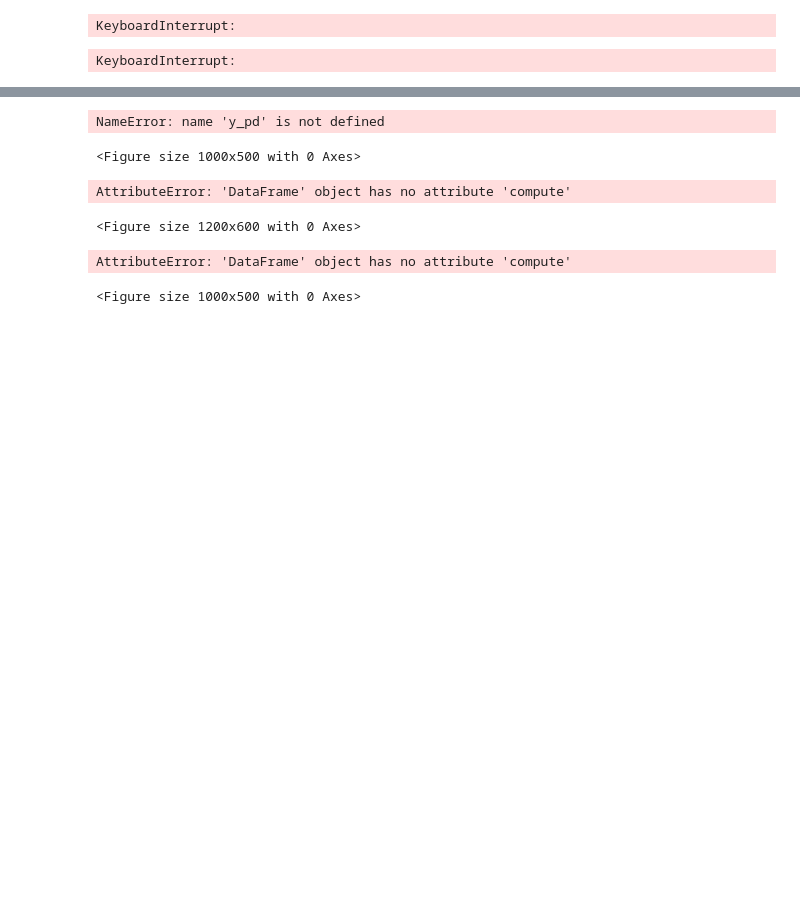
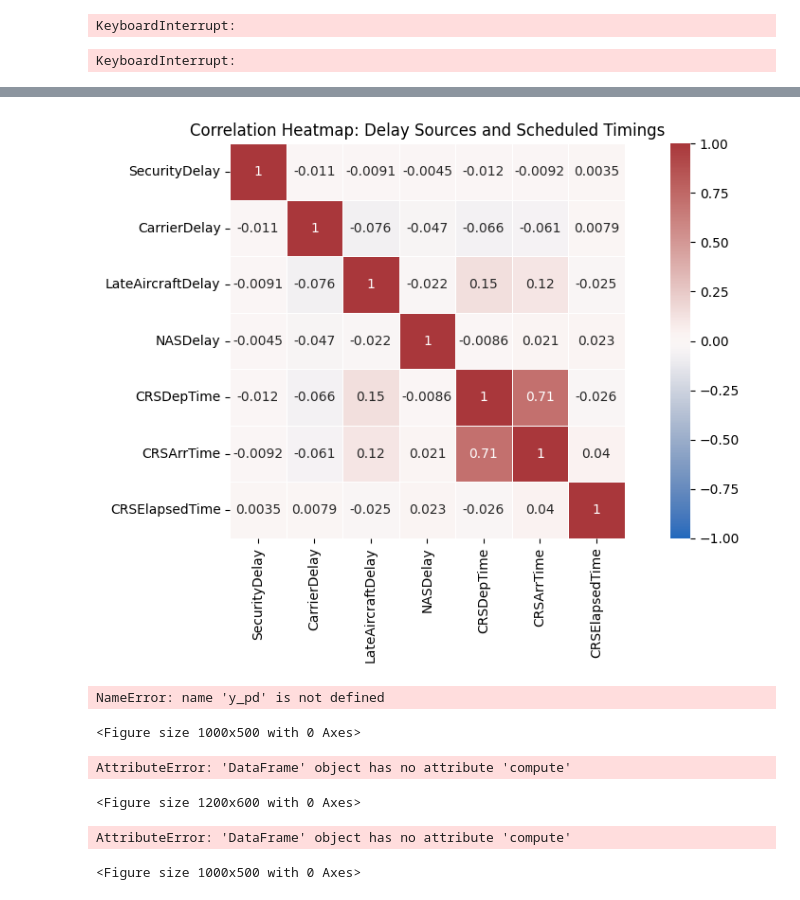
Before and after one commit to big-basket/Airport-System-Coursework, a Jupyter notebook: CourseWork.ipynb, the cells around one changed output, grey strips where cells are left out. Drawn from its saved outputs; the diff is of its cells as text; code cells hidden in the pictures; blank space fills up the shorter version.

```diff
--- a/CourseWork.ipynb
+++ b/CourseWork.ipynb
@@ -78,3 +124,23 @@ KeyboardInterrupt:
+# %%
+selected_columns = [
+    "SecurityDelay", "CarrierDelay", "LateAircraftDelay",
+    "NASDelay", "CRSDepTime", "CRSArrTime", "CRSElapsedTime"
+]
+
+# Drop rows with any NaN values in selected columns to avoid errors
+corr = df[selected_columns].corr()
+
+# Compute the correlation matrix
+# corr = corr_data.corr()
+
+# Plot the heatmap
+plt.figure(figsize=(10, 6))
+sns.heatmap(corr, cmap="vlag", annot=True, linewidths=0.5, vmin=-1, vmax=1, square=True)
+plt.title("Correlation Heatmap: Delay Sources and Scheduled Timings")
+plt.tight_layout()
+plt.show()
+# %% [output]
+[figure, added]
 # %%
 import matplotlib.pyplot as plt
 import seaborn as sns
```
Also changed, not shown: parts of 4 cells of this notebook.
